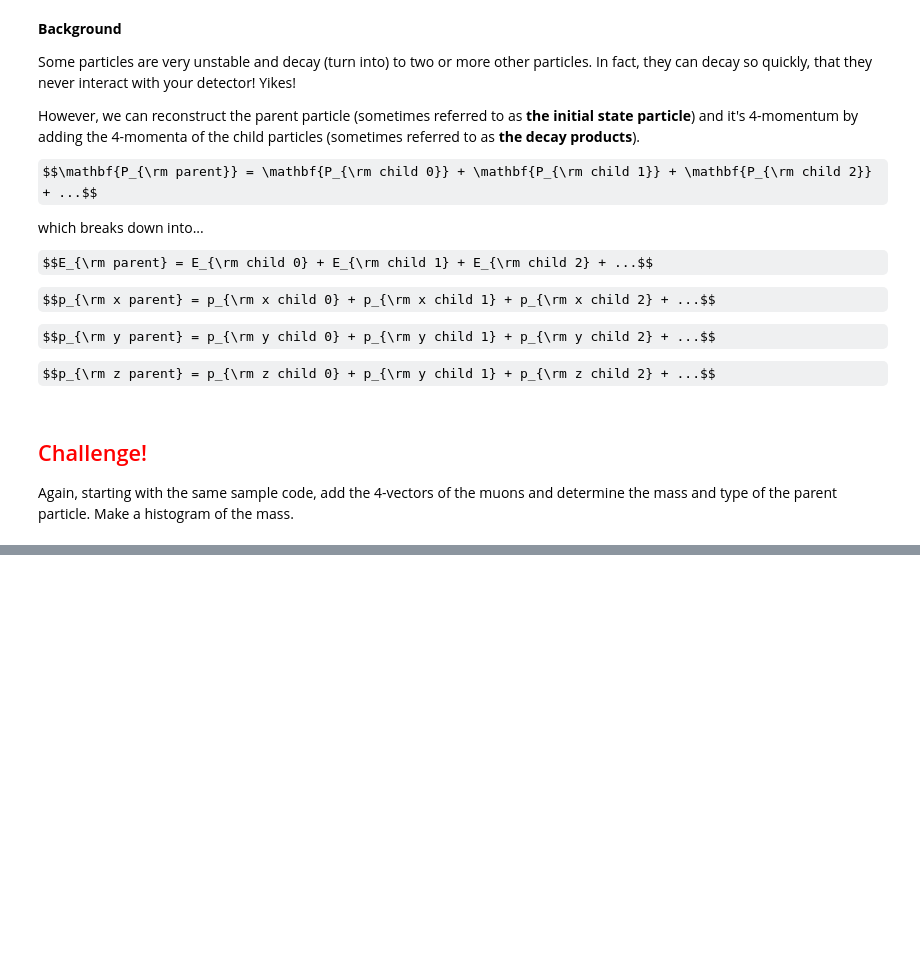
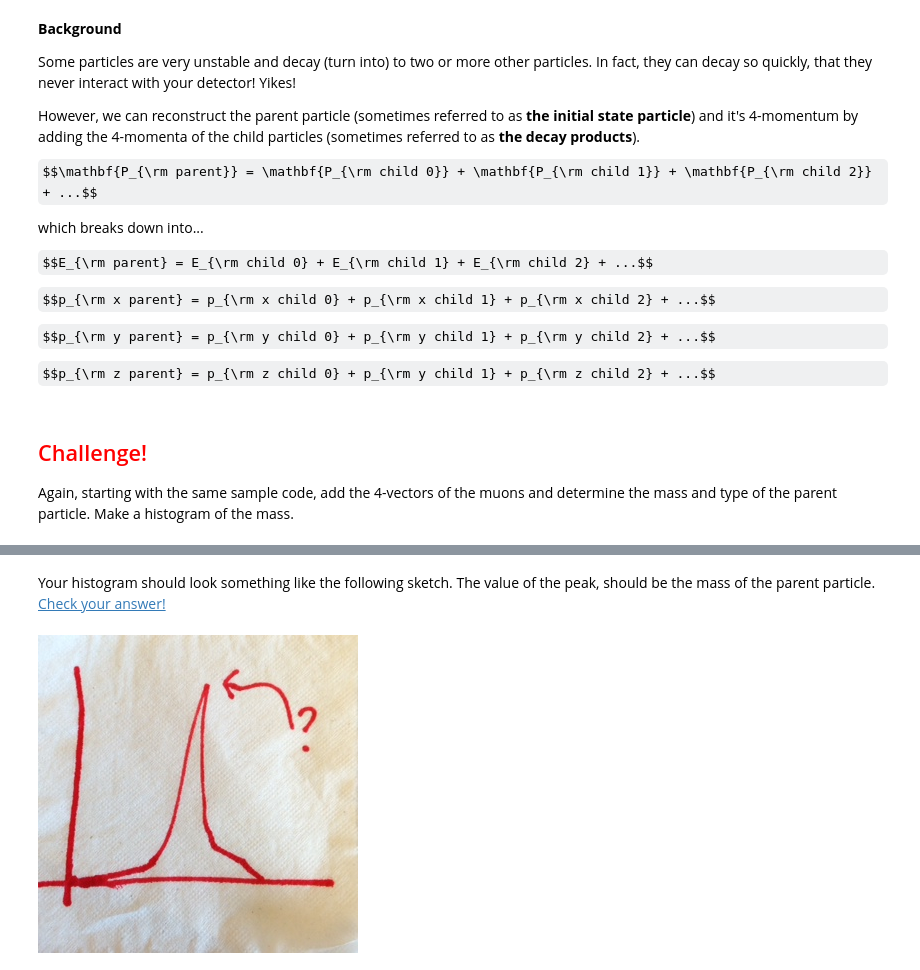
Before and after one commit to mattbellis/Siena_College_Amanda_Depoian, a Jupyter notebook: ppp_exercises/discovering_particles_0.ipynb, the cells around one changed output, grey strips where cells are left out. Saved outputs shown, nothing was run; the diff lists cells and outputs as text; code cells hidden in the pictures; some formulas as TeX source; blank space fills up the shorter version.

```diff
--- a/ppp_exercises/discovering_particles_0.ipynb
+++ b/ppp_exercises/discovering_particles_0.ipynb
@@ -185,0 +182,7 @@ for collision in collisions:
+# %% [markdown]
+Your histogram should look something like the following sketch. The value of the peak, should be the mass of the parent particle. <a href="http://en.wikipedia.org/wiki/W_and_Z_bosons">Check your answer!</a>
+# %%
+from IPython.display import Image
+Image(filename='z_sketch.jpeg')
+# %% [output]
+[figure, added]
```
Also changed, not shown: parts of 11 cells of this notebook, 3 other files.
